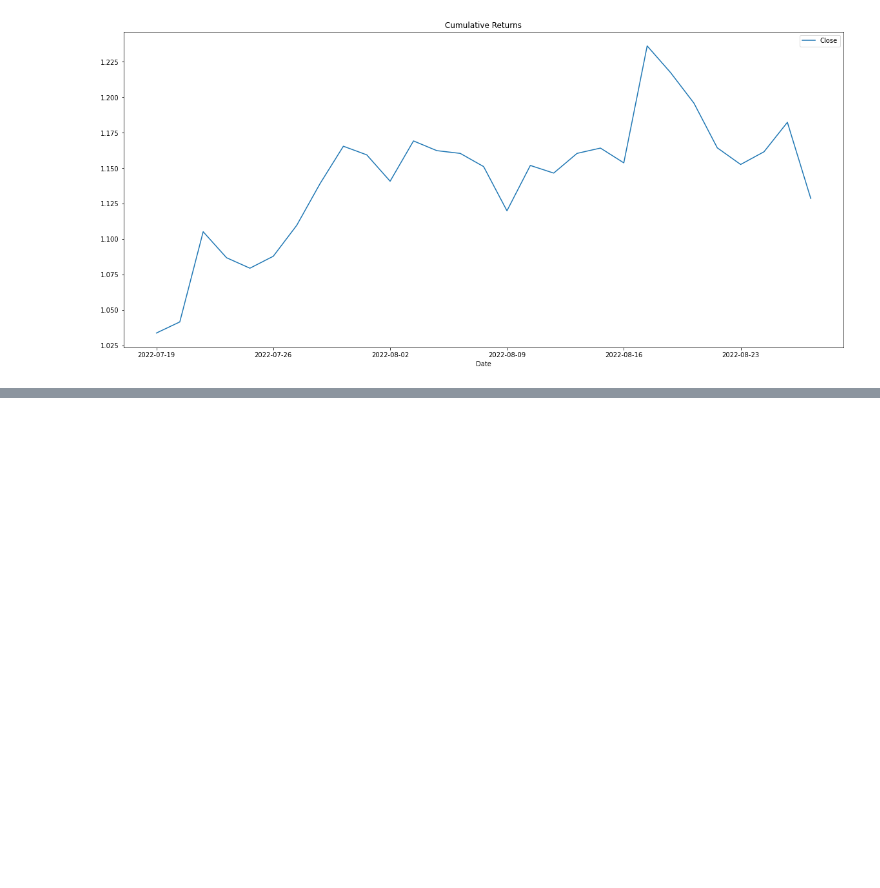
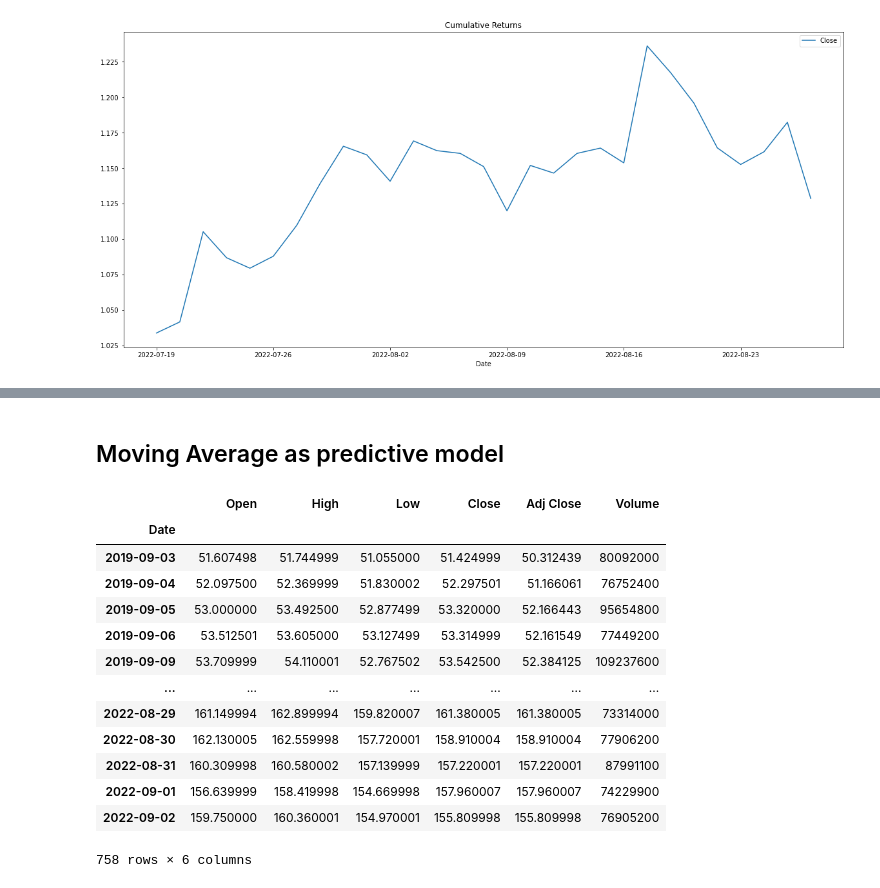
Before and after one commit to ktung2018/ESG100, a Jupyter notebook: ESG_Profits.ipynb, the cells around one changed output, grey strips where cells are left out. Drawn from its saved outputs; the diff is of its cells as text; code cells hidden in the pictures; blank space fills up the shorter version.

```diff
--- a/ESG_Profits.ipynb
+++ b/ESG_Profits.ipynb
@@ -253,3 +258,5 @@ See the caveats in the documentation: https://pandas.pydata.org/pandas-docs/stab
 | 2022-08-10 | 132.550003 | 130.709999 | 1.840004 | True | True | 0.010638 |
 | 2022-08-12 | 133.529999 | 132.729996 | 0.800003 | True | True | 0.065304 |
 | 2022-08-17 | 142.250000 | 137.504997 | 4.745003 | True | True | -0.058137 |
+# %% [markdown]
+## Moving Average as predictive model
@@ -255,0 +269,19 @@ See the caveats in the documentation: https://pandas.pydata.org/pandas-docs/stab
+# %%
+#series_df = pd.read_csv(".\Datasets\esg_082722.csv", index_col=False)
+series = read_csv(".\Datasets\AAPL_2019_22.csv", header=0, index_col=0, parse_dates=True, squeeze=True)
+series
+# %% [output]
+|  | Open | High | Low | Close | Adj Close | Volume |
+| Date |  |  |  |  |  |  |
+| 2019-09-03 | 51.607498 | 51.744999 | 51.055000 | 51.424999 | 50.312439 | 80092000 |
+| 2019-09-04 | 52.097500 | 52.369999 | 51.830002 | 52.297501 | 51.166061 | 76752400 |
+| 2019-09-05 | 53.000000 | 53.492500 | 52.877499 | 53.320000 | 52.166443 | 95654800 |
+| 2019-09-06 | 53.512501 | 53.605000 | 53.127499 | 53.314999 | 52.161549 | 77449200 |
+| 2019-09-09 | 53.709999 | 54.110001 | 52.767502 | 53.542500 | 52.384125 | 109237600 |
+| ... | ... | ... | ... | ... | ... | ... |
+| 2022-08-29 | 161.149994 | 162.899994 | 159.820007 | 161.380005 | 161.380005 | 73314000 |
+| 2022-08-30 | 162.130005 | 162.559998 | 157.720001 | 158.910004 | 158.910004 | 77906200 |
+| 2022-08-31 | 160.309998 | 160.580002 | 157.139999 | 157.220001 | 157.220001 | 87991100 |
+| 2022-09-01 | 156.639999 | 158.419998 | 154.669998 | 157.960007 | 157.960007 | 74229900 |
+| 2022-09-02 | 159.750000 | 160.360001 | 154.970001 | 155.809998 | 155.809998 | 76905200 |
+758 rows × 6 columns
```
Also changed, not shown: parts of 15 cells of this notebook.
